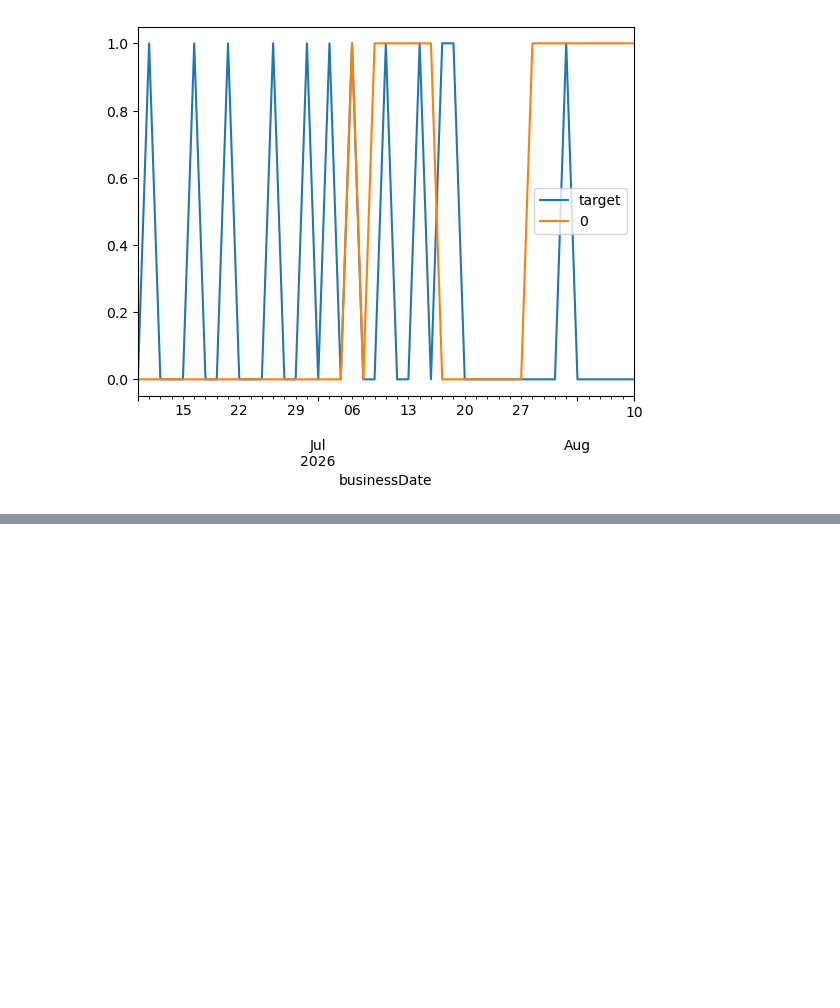
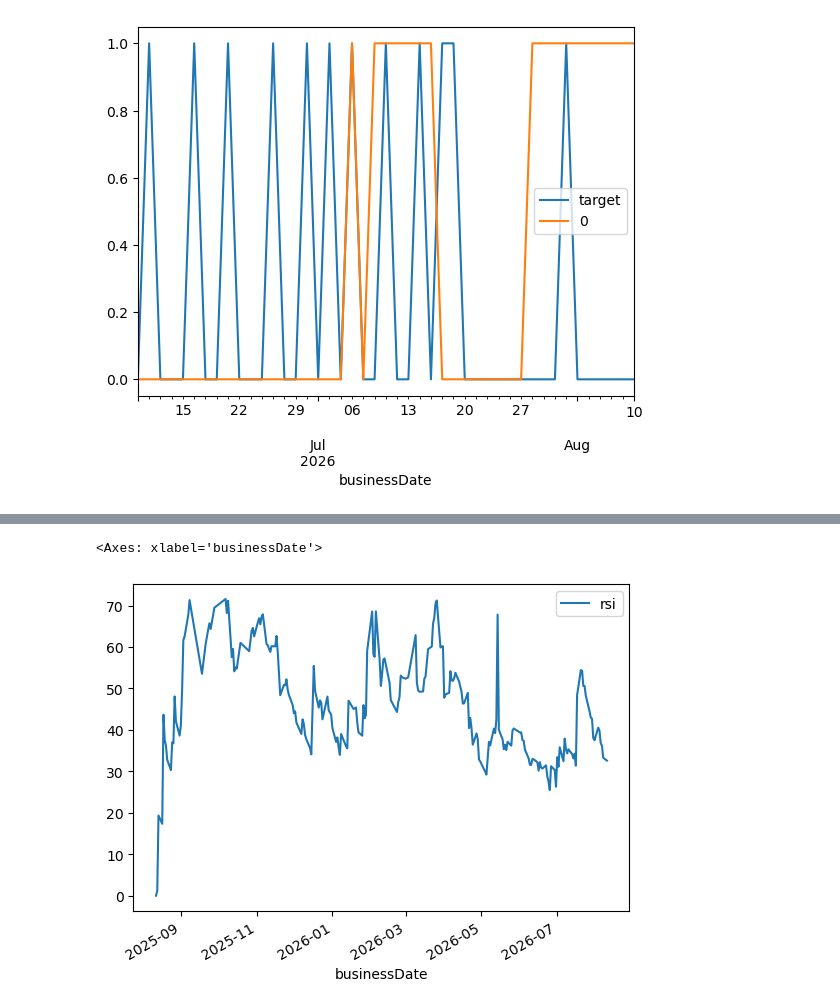
Before and after one commit to shresthanischal7/Stock-Prediction, a Jupyter notebook: main.ipynb, the cells around one changed output, grey strips where cells are left out. Drawn from its saved outputs; the diff is of its cells as text; code cells hidden in the pictures; blank space fills up the shorter version.

```diff
--- a/main.ipynb
+++ b/main.ipynb
@@ -328,0 +355,2 @@ combined.plot()
+# %%
+main_df['rsi'] = df['rsi']
@@ -328,0 +374,5 @@ combined.plot()
+# %%
+main_df.plot.line(y = 'rsi', use_index = True)
+# %% [output]
+<Axes: xlabel='businessDate'>
+[figure, added]
```
Also changed, not shown: parts of 4 cells of this notebook.
